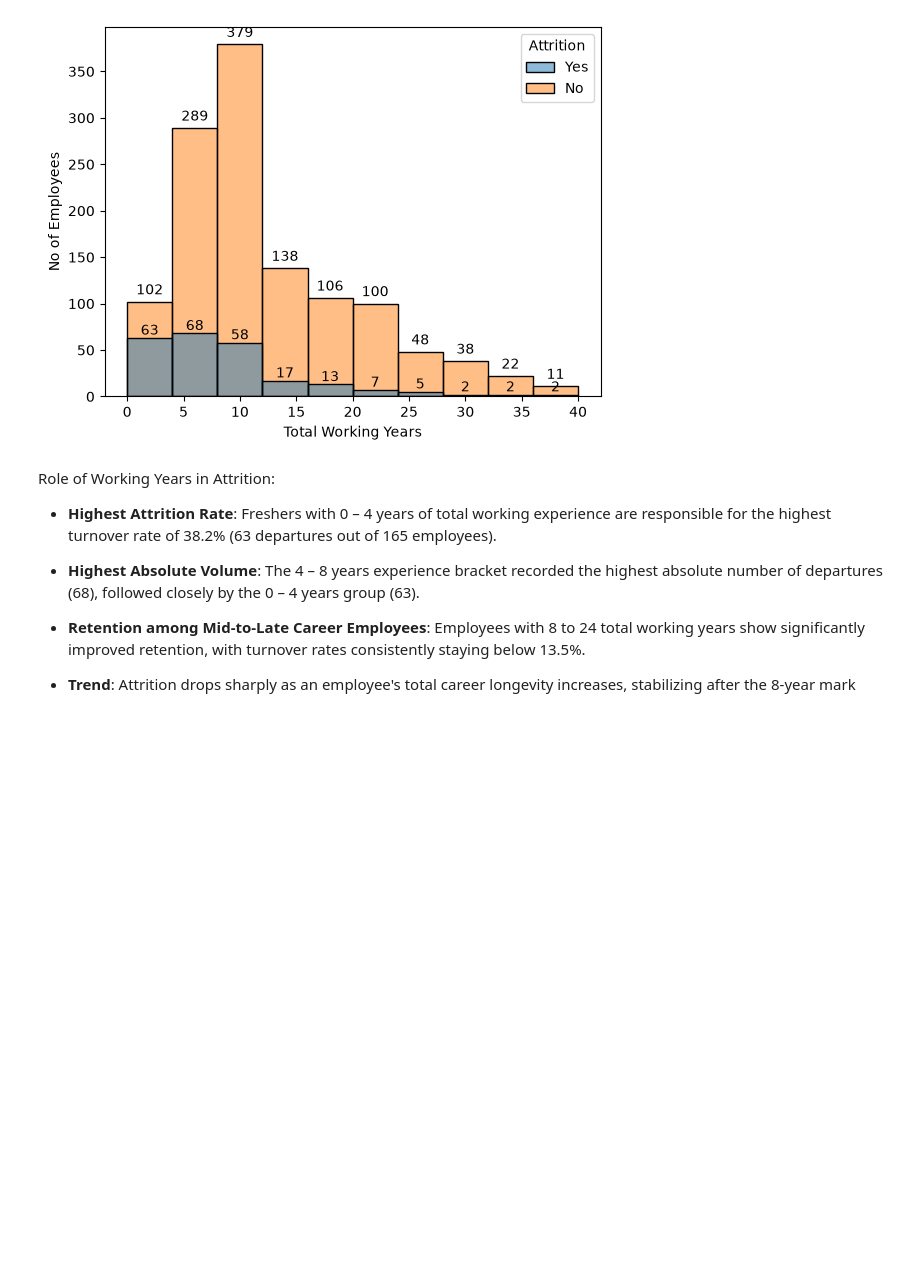
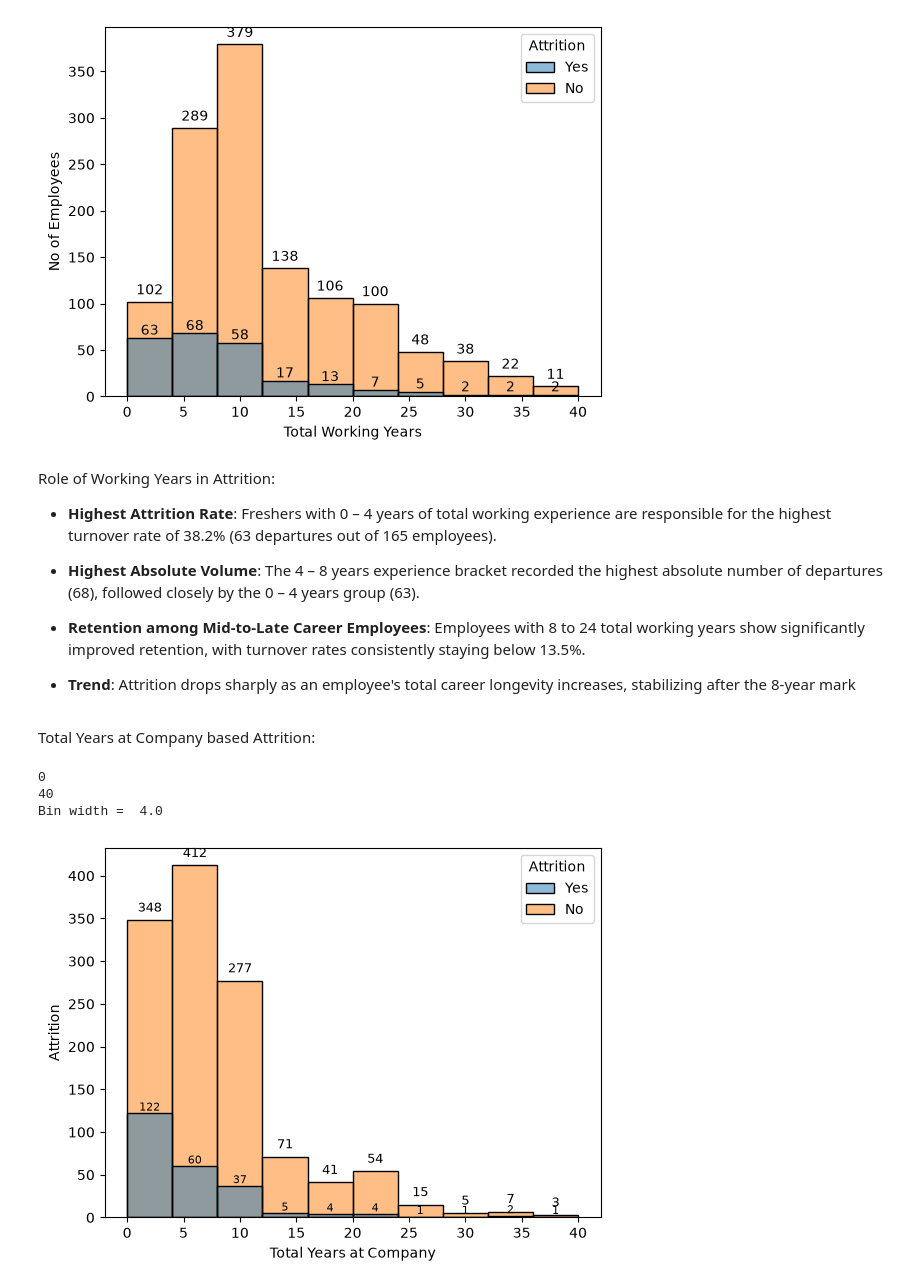
Before and after one commit to praveenkumar231205/ibm-hr-analytics-python, a Jupyter notebook: 01_eda_and_insights.ipynb, the cells around one changed output. Drawn from its saved outputs; the diff is of its cells as text; code cells hidden in the pictures; blank space fills up the shorter version.

```diff
--- a/01_eda_and_insights.ipynb
+++ b/01_eda_and_insights.ipynb
@@ -513,3 +513,22 @@ Role of Working Years in Attrition:
 * **Retention among Mid-to-Late Career Employees**: Employees with 8 to 24 total working years show significantly improved retention, with turnover rates consistently staying below 13.5%.
 
 * **Trend**: Attrition drops sharply as an employee's total career longevity increases, stabilizing after the 8-year mark
+# %% [markdown]
+Total Years at Company based Attrition:
+# %%
+print(df["YearsAtCompany"].min())
+print(df["YearsAtCompany"].max())
+print("Bin width = ", np.ceil((df["YearsAtCompany"].max()-df["YearsAtCompany"].min())/10))
+# %% [output]
+0
+40
+Bin width =  4.0
+# %%
+graph= sns.histplot(data=df, x="YearsAtCompany", hue= "Attrition", bins=10)
+graph.bar_label(graph.containers[0], padding=4, fontsize=9)
+graph.bar_label(graph.containers[1],fontsize=8)
+plt.xlabel("Total Years at Company")
+plt.ylabel("Attrition")
+plt.show()
+# %% [output]
+[figure, added]
```
Also changed, not shown: parts of 4 cells of this notebook.
